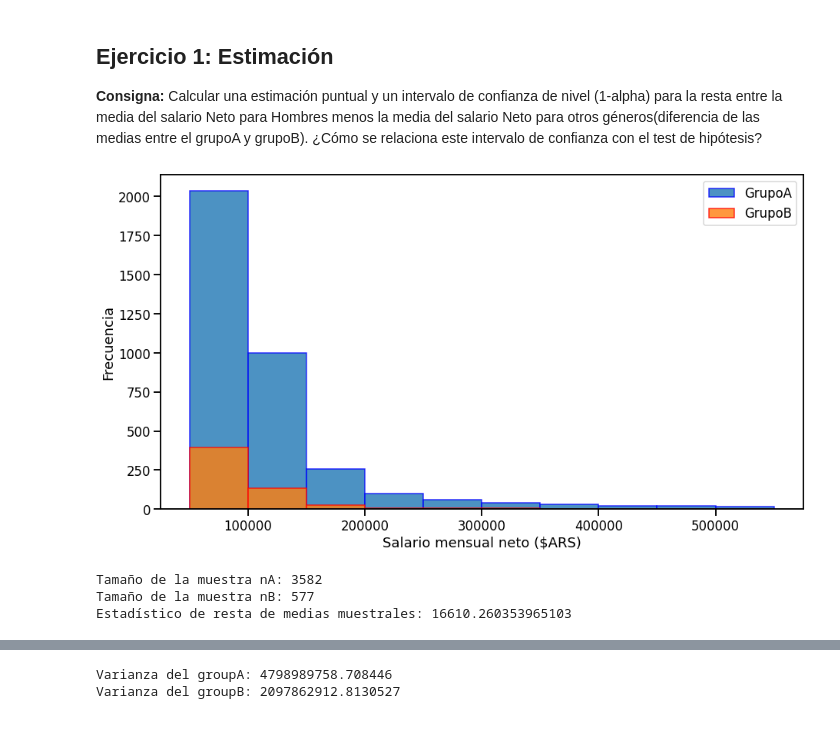
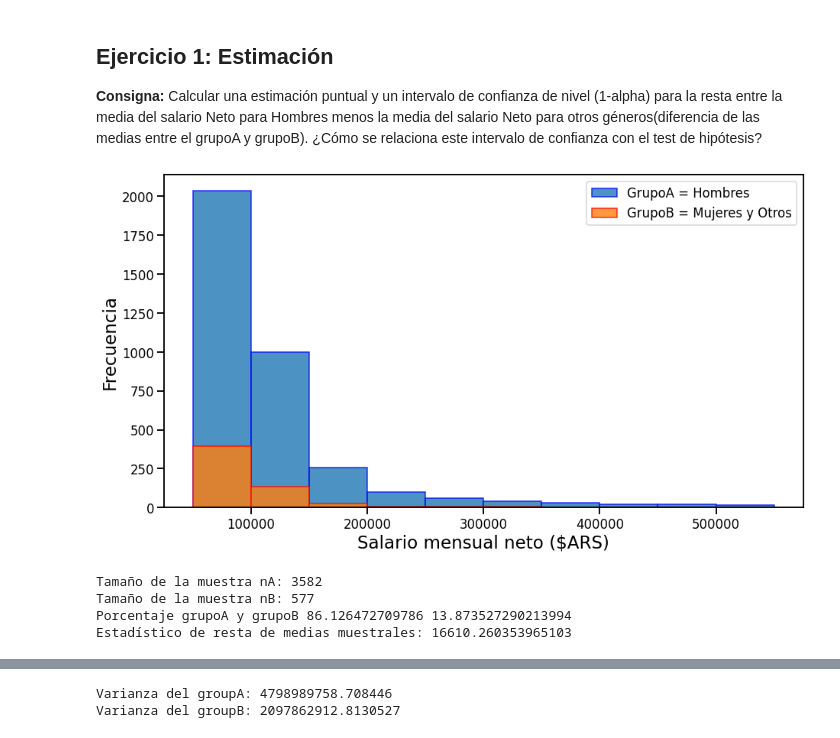
Before and after one commit to pablonicolasr/diplodatos-ayvd-2022-grupo32, a Jupyter notebook: Entregable_Parte_2_Garay.ipynb, the cells around one changed output, grey strips where cells are left out. Cells and saved outputs as stored; diff of their text form; code cells hidden in the pictures.

```diff
--- a/Entregable_Parte_2_Garay.ipynb
+++ b/Entregable_Parte_2_Garay.ipynb
@@ -105,15 +105,15 @@ Name: salary_monthly_NETO, Length: 577, dtype: float64
 # %%
 #Obtenemos histogramas de ambas muestras
 list_bins = [50000*value for value in range(1, 12)]
 
 plt.figure(figsize=(15,8))
-plt.hist(groupA, label='GrupoA', alpha=0.8, edgecolor='blue', bins=list_bins)
-plt.hist(groupB, label='GrupoB', alpha=0.8, edgecolor='red', bins=list_bins)
-plt.xlabel("Salario mensual neto ($ARS)")
-plt.ylabel("Frecuencia")
+plt.hist(groupA, label='GrupoA = Hombres', alpha=0.8, edgecolor='blue', bins=list_bins)
+plt.hist(groupB, label='GrupoB = Mujeres y Otros', alpha=0.8, edgecolor='red', bins=list_bins)
+plt.xlabel("Salario mensual neto ($ARS)", fontsize=23)
+plt.ylabel("Frecuencia", fontsize=23)
 plt.legend();
 # %% [output]
-[figure, old version]
+[figure, new version]
 # %%
 #Cálculo del tamaño de cada muestra
 nA = len(groupA.index)
@@ -121,10 +121,17 @@ nB = len(groupB.index)
 print("Tamaño de la muestra nA:", nA)
 print("Tamaño de la muestra nB:", nB)
 
+#Cálculo de porcentaje de tamaño de muestras para gráfico de dona
+suma = len(groupA.index) + len(groupB.index)
+porcA = nA*100 / suma
+porcB = nB*100 / suma
+print("Porcentaje grupoA y grupoB", porcA,porcB)
+
 # Cálculo de estadístico de resta de medias muestrales
 resta_mean= groupA.mean() - groupB.mean()
 print("Estadístico de resta de medias muestrales:",resta_mean)
 # %% [output]
 Tamaño de la muestra nA: 3582
 Tamaño de la muestra nB: 577
+Porcentaje grupoA y grupoB 86.126472709786 13.873527290213994
 Estadístico de resta de medias muestrales: 16610.260353965103
```
Also changed, not shown: parts of 1 cell of this notebook.
